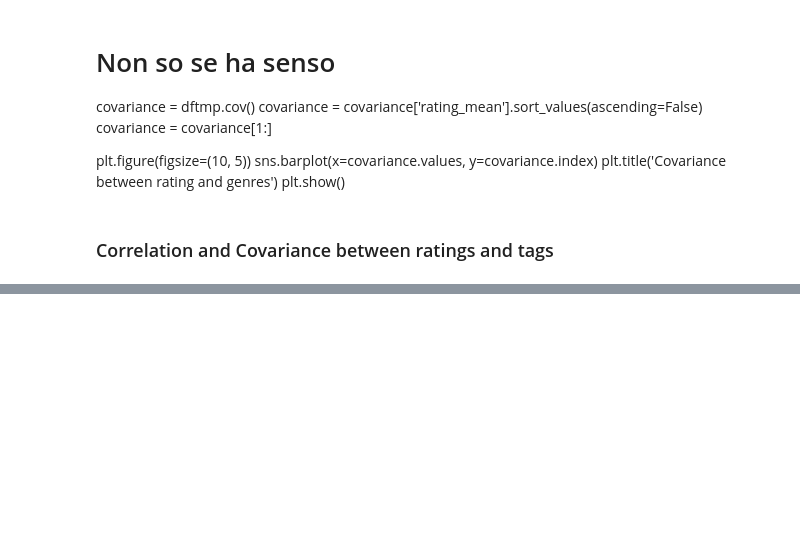
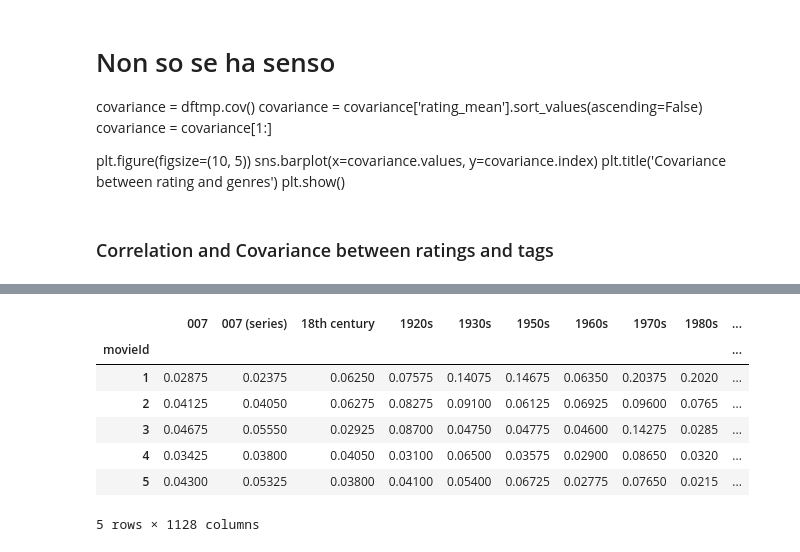
Before and after one commit to DiegoConce/data-analytics-movielens, a Jupyter notebook: main.ipynb, the cells around one changed output, grey strips where cells are left out. Cells and saved outputs as stored; diff of their text form; code cells hidden in the pictures; blank space fills up the shorter version.

```diff
--- a/main.ipynb
+++ b/main.ipynb
@@ -326,0 +332,13 @@ plt.show()
+# %%
+## heatmaps
+dftmp = df_no_genres.drop(['rating_count' , 'rating_mean'], axis=1)
+display(dftmp.head())
+# %% [output]
+|  | 007 | 007 (series) | 18th century | 1920s | 1930s | 1950s | 1960s | 1970s | 1980s | ... |
+| movieId |  |  |  |  |  |  |  |  |  | ... |
+| 1 | 0.02875 | 0.02375 | 0.06250 | 0.07575 | 0.14075 | 0.14675 | 0.06350 | 0.20375 | 0.2020 | ... |
+| 2 | 0.04125 | 0.04050 | 0.06275 | 0.08275 | 0.09100 | 0.06125 | 0.06925 | 0.09600 | 0.0765 | ... |
+| 3 | 0.04675 | 0.05550 | 0.02925 | 0.08700 | 0.04750 | 0.04775 | 0.04600 | 0.14275 | 0.0285 | ... |
+| 4 | 0.03425 | 0.03800 | 0.04050 | 0.03100 | 0.06500 | 0.03575 | 0.02900 | 0.08650 | 0.0320 | ... |
+| 5 | 0.04300 | 0.05325 | 0.03800 | 0.04100 | 0.05400 | 0.06725 | 0.02775 | 0.07650 | 0.0215 | ... |
+5 rows × 1128 columns
```
Also changed, not shown: parts of 5 cells of this notebook, 1 other file.
